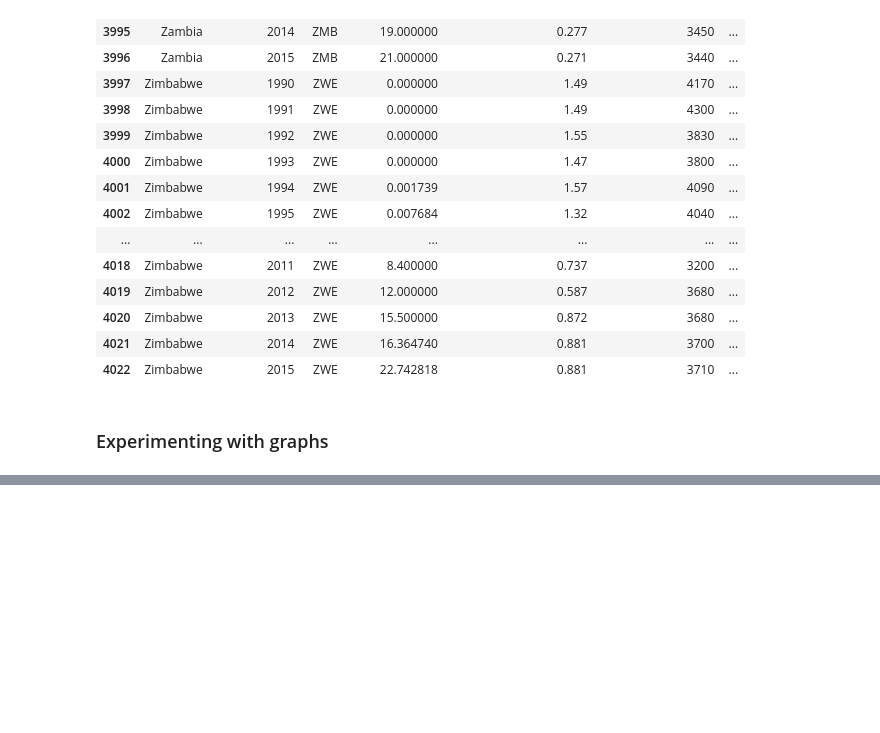
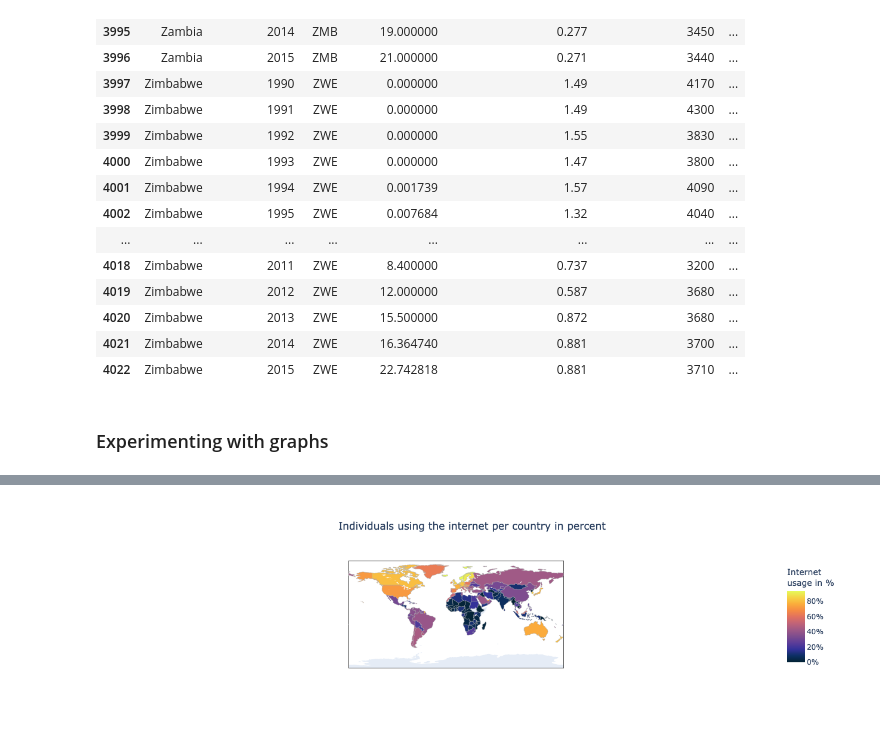
Before and after one commit to Micha-JS/StreamlitApp_InternetUsageViz, a Jupyter notebook: EDA_InternetUsage.ipynb, the cells around one changed output, grey strips where cells are left out. Cells and saved outputs as stored; diff of their text form; code cells hidden in the pictures; blank space fills up the shorter version.

Commit message:
Update map from Plotly express to Plotly graph object

```diff
--- a/EDA_InternetUsage.ipynb
+++ b/EDA_InternetUsage.ipynb
@@ -162,0 +165,5 @@ fig2.show()
+# %%
+internet_df = pd.read_csv('data/share-of-individuals-using-the-internet.csv')
+internet_df.rename(columns={'Individuals using the Internet (% of population)':'internet_usage'}, inplace=True)
+
+gapminder_df = pd.read_csv('data/gapminder.csv')
@@ -162,0 +180,40 @@ fig2.show()
+# %%
+
+fig = go.Figure(data=go.Choropleth(
+    locations = internet_df[internet_df['Year'] == 2010]['Code'],
+    z = internet_df[internet_df['Year'] == 2010]['internet_usage'].round(2),
+    text = internet_df[internet_df['Year'] == 2010]['Entity'],
+    colorscale = 'thermal',
+    autocolorscale=False,
+    marker_line_color='darkgray',
+    marker_line_width=0.5,
+    colorbar_ticksuffix = '%',
+    colorbar_title = 'Internet <br>usage in %',
+))
+
+fig.update_layout(
+    title = {'text':'Individuals using the internet per country in percent',
+             'y': 0.9,
+             'x': 0.5,
+             'xanchor': 'center',
+             'yanchor': 'top'
+             },
+    font={
+        'family': "verdana, monospace",
+        'size': 12},
+    geo=dict(
+        showframe=True,
+        showcoastlines=False,
+        projection_type='equirectangular'
+    )
+)
+
+fig.update_coloraxes(colorbar_tickfont=dict(
+        family = 'Verdana',
+        size = 12
+    )
+)
+
+fig.show()
+# %% [output]
+[figure, added]
```
Also changed, not shown: parts of 7 cells of this notebook, 1 other file.
